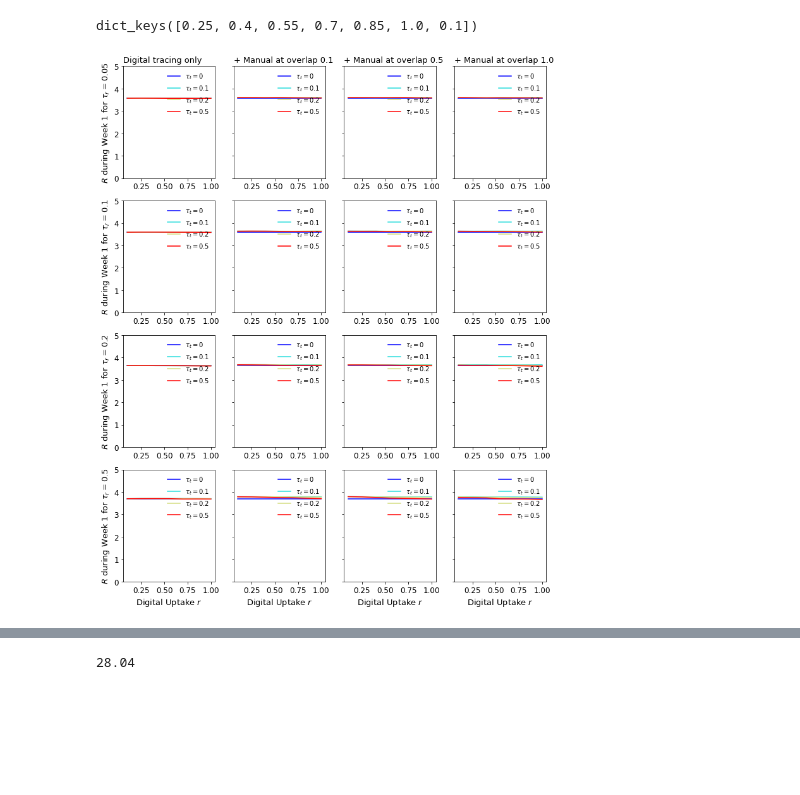
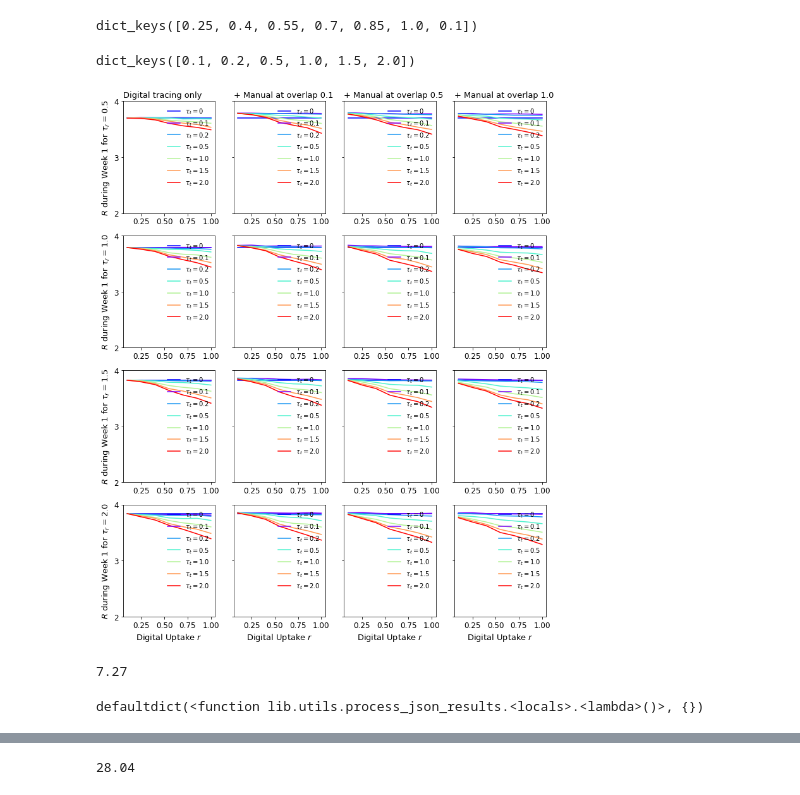
Before and after one commit to andrei-rusu/contact-tracing-model, a Jupyter notebook: notebooks/PlotResults.ipynb, the cells around one changed output, grey strips where cells are left out. Drawn from its saved outputs; the diff is of its cells as text; code cells hidden in the pictures; blank space fills up the shorter version.

```diff
--- a/notebooks/PlotResults.ipynb
+++ b/notebooks/PlotResults.ipynb
@@ -1503,7 +1509,6 @@ sts20[1][overlap][0][taur][metric][0][key_to_plot]
 %load_ext autoreload
 %autoreload 2
 import os
-os.chdir('D:\OneDrive - University of Southampton\PhD\Contact')
 import lib.utils as ut
 ut.rel(ut)
-resi = ut.process_json_results('data/run/social_slurm/', overlap_to_capture='overlap_two')
+resi = ut.process_json_results('data/run/social_slurm_new/', overlap_to_capture='overlap_two')
@@ -1518,15 +1526,21 @@ dict_keys([1, 2])
 al_5[2].keys()
 # %% [output]
 dict_keys([0.25, 0.4, 0.55, 0.7, 0.85, 1.0, 0.1])
+# %%
+sts20[1][.1].keys()
+# %% [output]
+dict_keys([0.1, 0.2, 0.5, 1.0, 1.5, 2.0])
 # %%
 import numpy as np
 import math
-metric = 'growth'
-key_to_plot = 'mean'
-err = 'std'
+# metric = 'growth'
+# key_to_plot = 'mean_wo'
+err = 'std_wo'
 ci = True
 scale_ci = 1.96
 import lib.utils as utils
+
+time_id = 0
 
 overlaps = [.1, .55, 1]
 
@@ -1535,8 +1549,8 @@ sts20 = al[2]
 
 import matplotlib.pyplot as plt
 uptakes = sorted(sts20.keys())
-tauts = [.05, .1, .2, .5]
-taurs = [.05, .1, .2, .5]
+tauts = [.1, .2, .5, 1.0, 1.5, 2.0]
+taurs = [.5, 1., 1.5, 2.]
 fig, ax = plt.subplots(4, 4, figsize=(12, 15))
 colors = plt.cm.rainbow(np.linspace(0, 1, len(tauts)))
 # ax[0].set_yscale('log')
@@ -1544,11 +1558,12 @@ colors = plt.cm.rainbow(np.linspace(0, 1, len(tauts)))
 for k, overlap in enumerate(overlaps):
     k += 1
     for i, taur in enumerate(taurs):
-        rate0_10 = utils.r_from_growth(sts10[1][1][0][taur][metric][0][key_to_plot])
-        std_10 = sts10[1][1][0][taur][metric][0][err]
+        rate0_10 = utils.r_from_growth(sts10[1][1][0][taur][metric][time_id][key_to_plot])
+        std_10 = sts10[1][1][0][taur][metric][time_id][err]
+#         rate0_20 = utils.r_from_growth(sts20[1][overlap][0][taur][metric][0][key_to_plot])
 
         if ci:
-            std_10 *= scale_ci / math.sqrt(50 * 15)
+            std_10 *= scale_ci / math.sqrt(1000)
 
         if not i:
             ax[i][0].set_title("Digital tracing only", fontsize=13, loc='left')
@@ -1575,46 +1590,54 @@ for k, overlap in enumerate(overlaps):
                 if taut == 0:
                     continue
         #         try:
-                item = sts10[uptake][1][taut][taur][metric][0]
-                item_20 = sts20[uptake][overlap][taut][taur][metric][0]
+                item = sts10[uptake][1][taut][taur][metric][time_id]
+                item_20 = sts20[uptake][overlap][taut][taur][metric][time_id]
                 to_plot.append(utils.r_from_growth(item[key_to_plot]))
                 to_plot_20.append(utils.r_from_growth(item_20[key_to_plot]))
                 error.append(item[err])
                 error_20.append(item_20[err])
         #         except:
         #             pass
             error = np.array(error)
             error_20 = np.array(error_20)
             if ci:
-                error = scale_ci * error / math.sqrt(50 * 15)
-                error_20 = scale_ci * error_20 / math.sqrt(50 * 15)
+                error = scale_ci * error / math.sqrt(1000)
+                error_20 = scale_ci * error_20 / math.sqrt(1000)
     #         ax[i][0].set_ylim(-20, 90)
     #         ax[i][1].set_ylim(-120, 350)
             if k == 2:
                 ax[i][0].plot(uptakes, to_plot, label=r'$\tau_t = $'+str(taut), color=colors[j])
 #                 ax[i][0].fill_between(uptakes, to_plot-error, to_plot+error, color=colors[j], alpha=.5)
                 ax[i][0].tick_params(axis='both', which='major', labelsize=12)
                 ax[i][0].tick_params(axis='both', which='major', labelsize=12)
                 ax[i][0].legend(loc='upper right', bbox_to_anchor=(0.5, 0.5, 0.5, 0.5), prop={'size': 10}, frameon=False)
 
             ax[i][k].plot(uptakes, to_plot_20, label=r'$\tau_t = $'+str(taut), color=colors[j])
 #             ax[i][k].fill_between(uptakes, to_plot_20-error_20, to_plot_20+error_20, color=colors[j], alpha=.5)
             ax[i][k].tick_params(axis='both', which='major', labelsize=12)
             ax[i][k].tick_params(axis='both', which='major', labelsize=12)
             ax[i][k].legend(loc='upper right', bbox_to_anchor=(0.5, 0.5, 0.5, 0.5), prop={'size': 10}, frameon=False)
             for l in range(4):
                 ax[-1][l].set_xlabel(r'Digital Uptake $r$', fontsize=13)
             ax[i][0].set_ylabel(r'$R$ during Week 1 for $\tau_r=$' + str(taur), fontsize=13)
-            ax[i][0].set_ylim(0, 4)
-            ax[i][k].set_ylim(0, 4)
+#             ax[i][0].set_ylim(0, 4)
+#             ax[i][k].set_ylim(0, 4)
             ax[i][k].tick_params(labelleft=False)
-            ax[i][0].set_yticks(np.arange(0, 6, 1.0))
-            ax[i][k].set_yticks(np.arange(0, 6, 1.0))
+            ax[i][0].set_yticks(np.arange(2, 5, 1.0))
+            ax[i][k].set_yticks(np.arange(2, 5, 1.0))
 # ax[0].set_ylim(-120, 300)
 # ax[1].set_ylim(-120, 300)
 # plt.savefig('fig/triad-reff.pdf', format='pdf', bbox_inches = 'tight')
 # %% [output]
-[figure, old version]
+[figure, new version]
+# %%
+sts10[1][1][0][.5][metric][time_id][key_to_plot]
+# %% [output]
+7.27
+# %%
+sts20[1][1][0][2][metric][time_id][key_to_plot]
+# %% [output]
+defaultdict(<function lib.utils.process_json_results.<locals>.<lambda>()>, {})
 # %%
 metric = 'average-max-infected'
 key_to_plot = 'mean'
```
Also changed, not shown: parts of 7 cells of this notebook, 7 other files.
